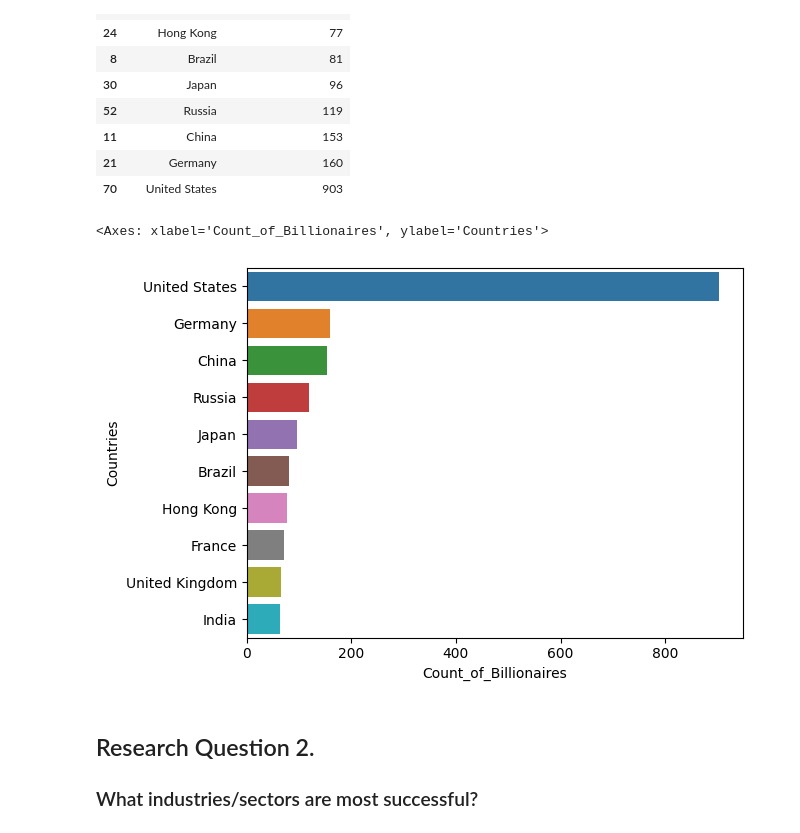
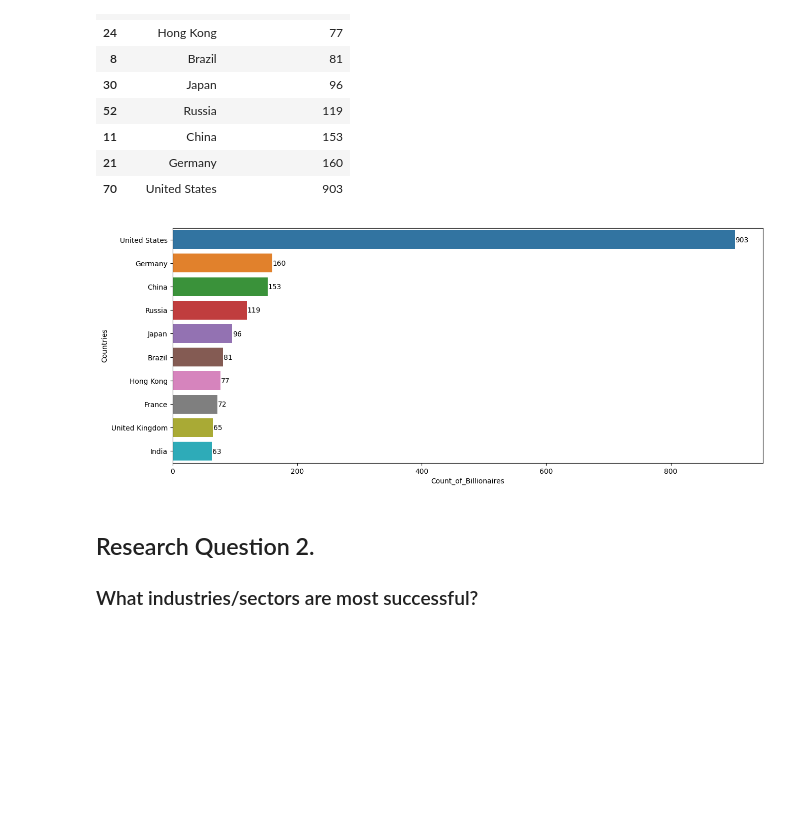
Before and after one commit to obinnaofomah/Forbes_Billionaires_Analysis, a Jupyter notebook: Billionaire Data Analysis.ipynb, the cells around one changed output. Drawn from its saved outputs; the diff is of its cells as text; code cells hidden in the pictures; blank space fills up the shorter version.

Commit message:
added data labels to the visualizations

```diff
--- a/Billionaire Data Analysis.ipynb
+++ b/Billionaire Data Analysis.ipynb
@@ -296,10 +296,16 @@ top_10
 | 21 | Germany | 160 |
 | 70 | United States | 903 |
 # %%
-sns.barplot(y=top_10['Countries'], x=top_10['Count_of_Billionaires'])
+# Plot the chart
+fig = plt.figure(figsize=(15, 6))
+ax = sns.barplot(y=top_10['Countries'], x=top_10['Count_of_Billionaires'])
+
+
+# Inserting data labels or data points into the chart
+for i, v in enumerate(top_10['Count_of_Billionaires']):
+    ax.text(v + 0.5, i + 0.1, str(v), color='black', fontsize=10)
 # %% [output]
-<Axes: xlabel='Count_of_Billionaires', ylabel='Countries'>
-[figure, old version]
+[figure, new version]
 # %% [markdown]
 ## Research Question 2.
 ### What industries/sectors are most successful?
```
Also changed, not shown: parts of 1 cell of this notebook.
